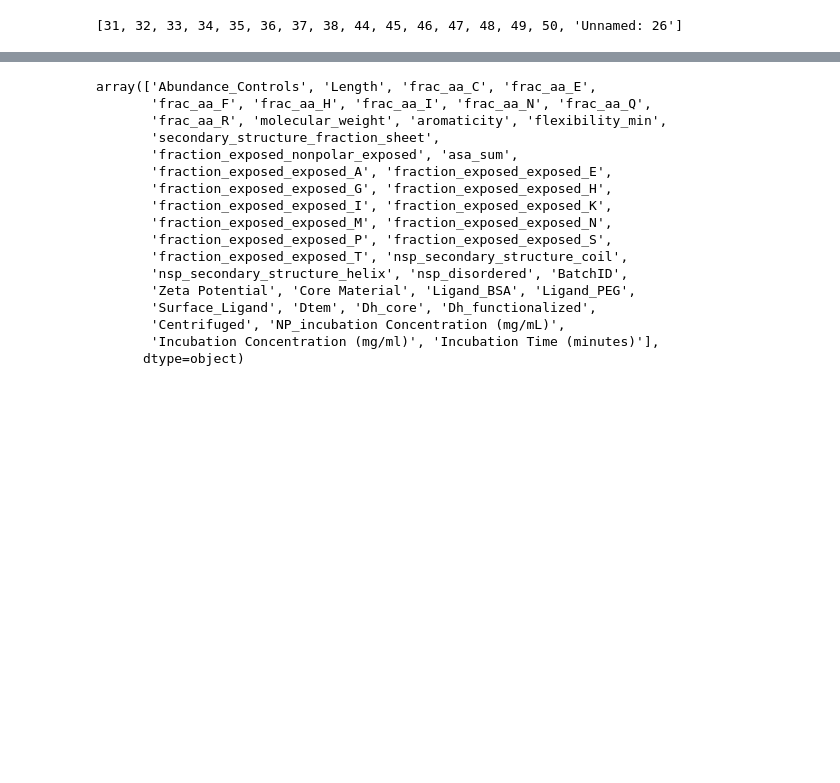
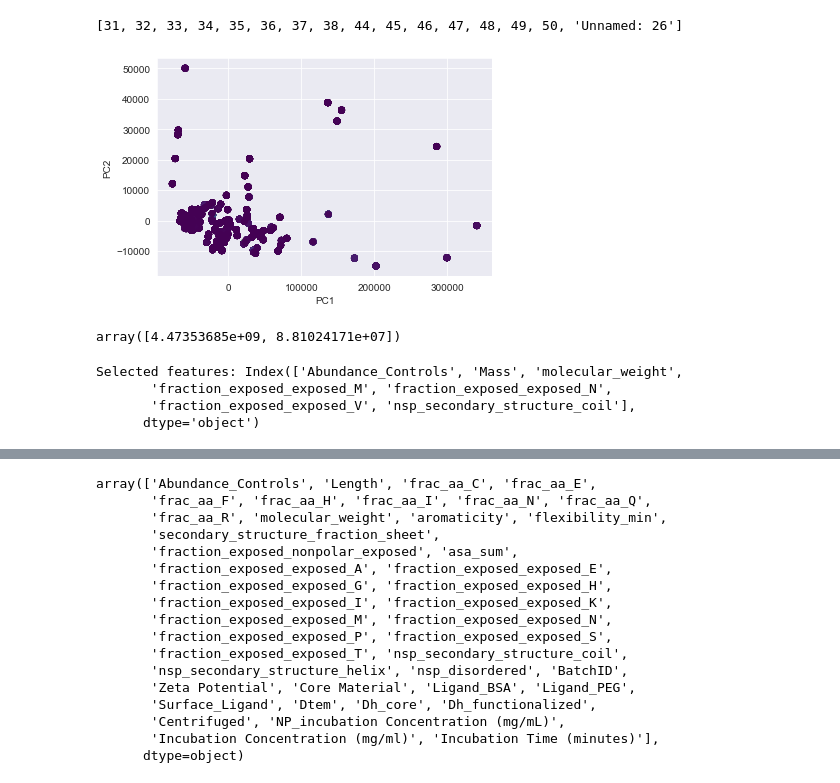
Before and after one commit to karst-poulsen/PC_ML_using_NSP, a Jupyter notebook: ML_Pipe_testing3_publicationpipeline.ipynb, the cells around one changed output, grey strips where cells are left out. Drawn from its saved outputs; the diff is of its cells as text; code cells hidden in the pictures; blank space fills up the shorter version.

Commit message:
updates to try to improve dataset, -need to implement imputation method or switch to human proteome

```diff
--- a/ML_Pipe_testing3_publicationpipeline.ipynb
+++ b/ML_Pipe_testing3_publicationpipeline.ipynb
@@ -121,6 +121,21 @@ to_drop=data_complete.filter(like='total_exposed_')
 data_complete.drop(columns=to_drop,inplace=True)
 df=data_complete.drop(['Entry','Abundance','Sequence','NPID','Enrichment','Ligands','Protein Source','Sample_num','Unnamed: 5','Raw_FileID'],axis=1)
 # df_enrich=data_complete.drop(['Entry','Abundance','Sequence','NPID','Ligands','Protein Source','Sample_num','Unnamed: 5','Raw_FileID'],axis=1)
+# %%
+from sklearn.decomposition import PCA
+pca= PCA(n_components=2)
+x_pca=pca.fit_transform(df)
+
+plt.scatter(x_pca[:, 0], x_pca[:, 1], c=label_abund, cmap='viridis')
+plt.xlabel('PC1')
+plt.ylabel('PC2')
+plt.show()
+# %% [output]
+[figure, added]
+# %%
+pca.explained_variance_
+# %% [output]
+array([4.47353685e+09, 8.81024171e+07])
 # %%
 #use recursive feature elimination with Random Forest Regression as the estimator to select top 45 important features
 step=3
@@ -130,6 +145,33 @@ selector = RFE(estimator, n_features_to_select=feats, step=step)
 selector = selector.fit(df, label_abund)
 selector.support_
 feat_list = selector.get_feature_names_out()
+# %%
+from sklearn.preprocessing import StandardScaler
+from sklearn.linear_model import Lasso
+
+# Load the breast cancer dataset
+
+
+# Split the data into features and target
+X = df
+y = label_abund
+
+# Standardize the data
+scaler = StandardScaler()
+X_std = scaler.fit_transform(X)
+
+# Apply Lasso regularization for feature selection
+lasso = Lasso(alpha=0.1, max_iter=10000)
+lasso.fit(X_std, y)
+
+# Print the selected features based on the estimated coefficients
+selected_features = df.columns[lasso.coef_ != 0]
+print('Selected features:', selected_features)
+# %% [output]
+Selected features: Index(['Abundance_Controls', 'Mass', 'molecular_weight',
+       'fraction_exposed_exposed_M', 'fraction_exposed_exposed_N',
+       'fraction_exposed_exposed_V', 'nsp_secondary_structure_coil'],
+      dtype='object')
 # %%
 df_rfe=df[feat_list]
 feat_list
```
Also changed, not shown: parts of 7 cells of this notebook, 2 other files.
